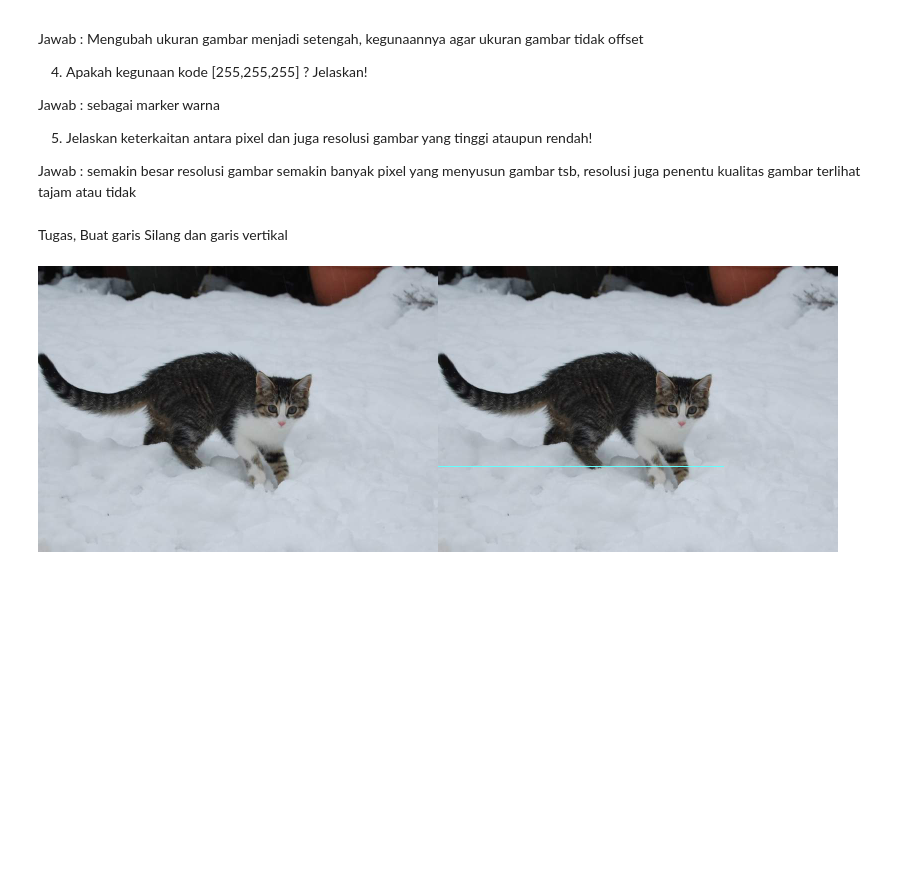
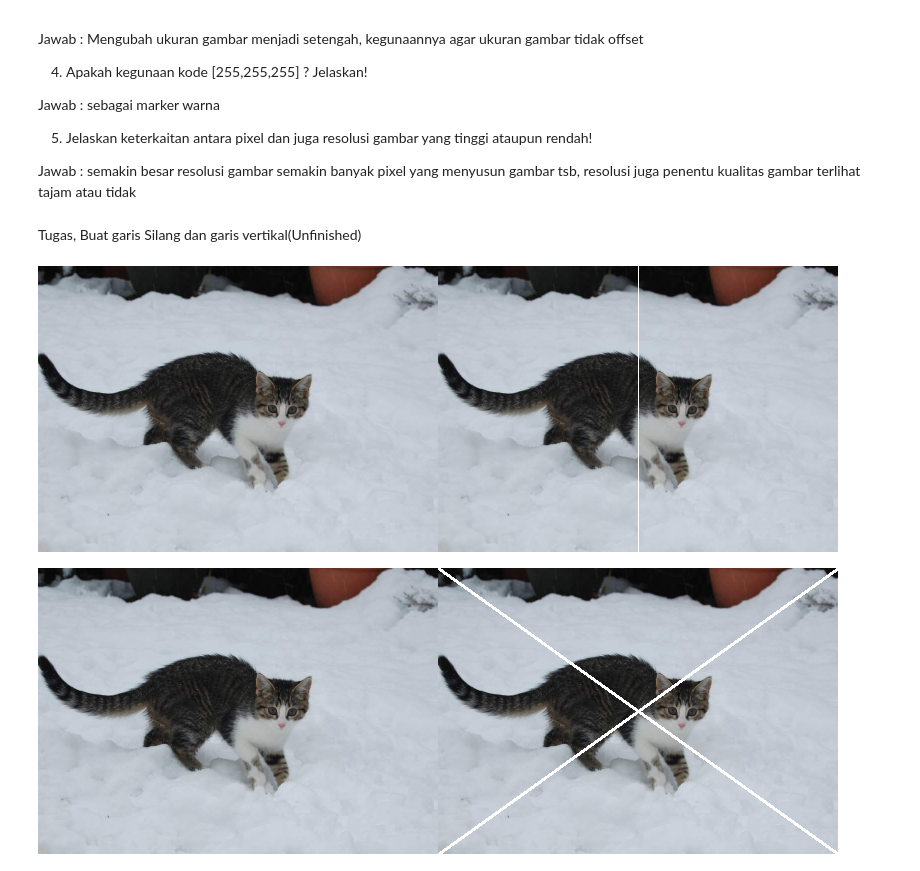
Before and after one commit to Zwarzen/PCVK_Genap_2022, a Jupyter notebook: week1.ipynb, the cells around one changed output. Drawn from its saved outputs; the diff is of its cells as text; code cells hidden in the pictures; blank space fills up the shorter version.

```diff
--- a/week1.ipynb
+++ b/week1.ipynb
@@ -83,15 +83,33 @@ Jawab : sebagai marker warna
 
 Jawab : semakin besar resolusi gambar semakin banyak pixel yang menyusun gambar tsb, resolusi juga penentu kualitas gambar terlihat tajam atau tidak
 # %% [markdown]
-Tugas, Buat garis Silang dan garis vertikal
+Tugas, Buat garis Silang dan garis vertikal(Unfinished)
 # %%
+# Membuat garis vertical ditengah gambar
 image_2 = cv.cvtColor(image, cv.COLOR_BGR2RGB)
 image_3 = cv.cvtColor(image, cv.COLOR_BGR2RGB)
 
 for y in range (tinggi):
-  image_3[int((lebar)/2),y] = [255,255,255]
+  image_3[y, int((lebar)/2)] = [255,255,255]
 
 final_frame = cv.hconcat((image_2, image_3))
 cv2_imshow(final_frame)
+
+# Membuat garis menyilang diagonal pada gambar
+image_2 = cv.cvtColor(image, cv.COLOR_BGR2RGB)
+image_3 = cv.cvtColor(image, cv.COLOR_BGR2RGB)
+
+first_line = (0,0)
+first_line2 = (400,0)
+
+second_line = (400,286)
+second_line2 = (0,286)
+
+cv.line(image_3, first_line, second_line, (255,255,255), 2)
+cv.line(image_3, first_line2, second_line2, (255,255,255), 2)
+
+final_frame = cv.hconcat((image_2,image_3))
+cv2_imshow(final_frame)
 # %% [output]
-[figure, old version]
+[figure, new version]
+[figure, added]
```
Also changed, not shown: parts of 1 cell of this notebook.
